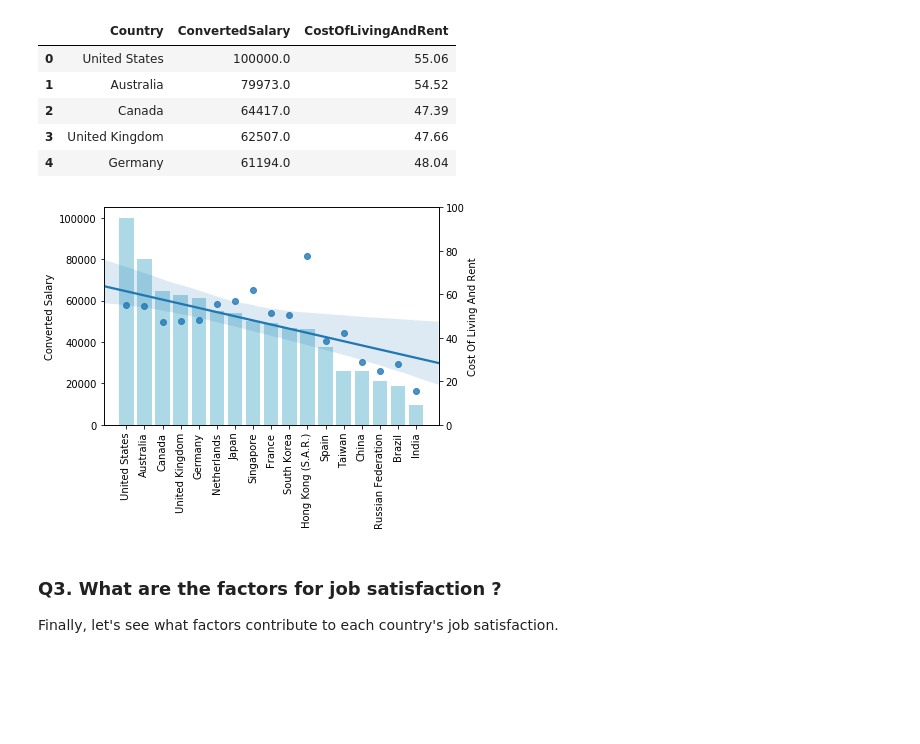
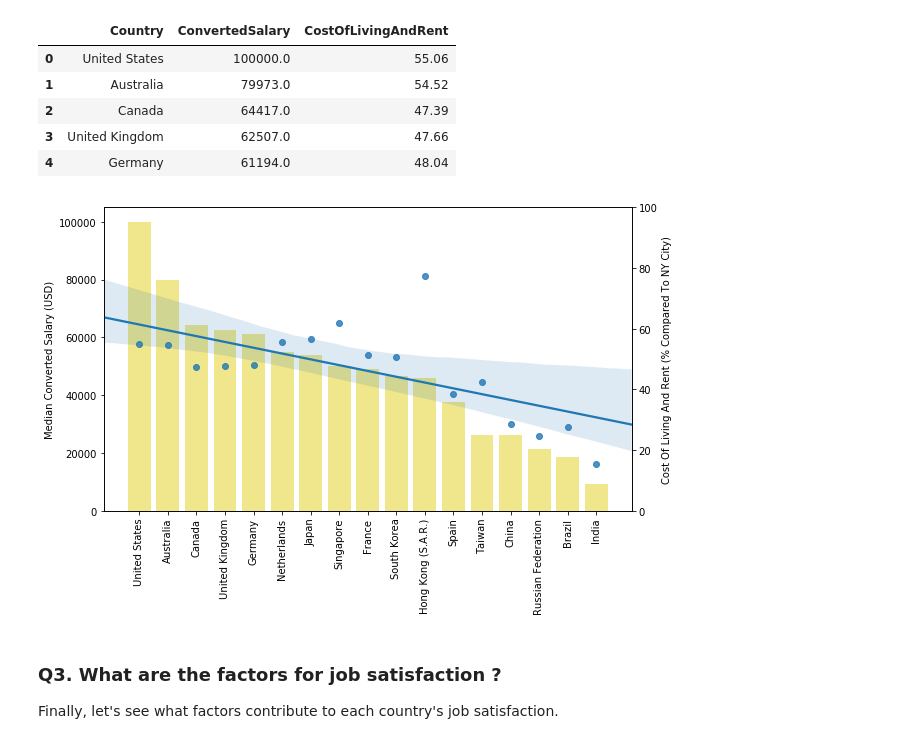
Before and after one commit to alankashiwa/stackoverflow-survey-analysis, a Jupyter notebook: country-difference-analysis.ipynb, the cells around one changed output. Saved outputs shown, nothing was run; the diff lists cells and outputs as text; code cells hidden in the pictures; blank space fills up the shorter version.

```diff
--- a/country-difference-analysis.ipynb
+++ b/country-difference-analysis.ipynb
@@ -404,18 +424,21 @@ df_country_salary_and_cost.head()
 # %%
 # Add cost of living to the visualization
 import seaborn as sns
-fig, ax1 = plt.subplots()
+fig, ax1 = plt.subplots(figsize=(9, 6))
 x_pos = np.arange(len(df_country_salary_and_cost['Country']))
-ax1.bar(x_pos, df_country_salary_and_cost['ConvertedSalary'], color='lightblue')
-ax1.set_ylabel('Converted Salary')
+ax1.bar(x_pos, df_country_salary_and_cost['ConvertedSalary'], color='khaki')
+ax1.set_ylabel('Median Converted Salary (USD)')
 plt.xticks(x_pos, df_country_salary_and_cost['Country'], rotation='vertical');
 
 ax2 = ax1.twinx()
 sns.regplot(x_pos, df_country_salary_and_cost['CostOfLivingAndRent'].values, ax=ax2)
-ax2.set_ylabel('Cost Of Living And Rent')
-ax2.set_ylim((0,100));
+ax2.set_ylabel('Cost Of Living And Rent (% Compared To NY City)')
+ax2.set_ylim((0,100))
+plt.tight_layout()
+
+plt.savefig('salary_cost.png')
 # %% [output]
-[figure, old version]
+[figure, new version]
 # %%
 del df_country_salary
 del df_cost
```
Also changed, not shown: parts of 3 cells of this notebook.
